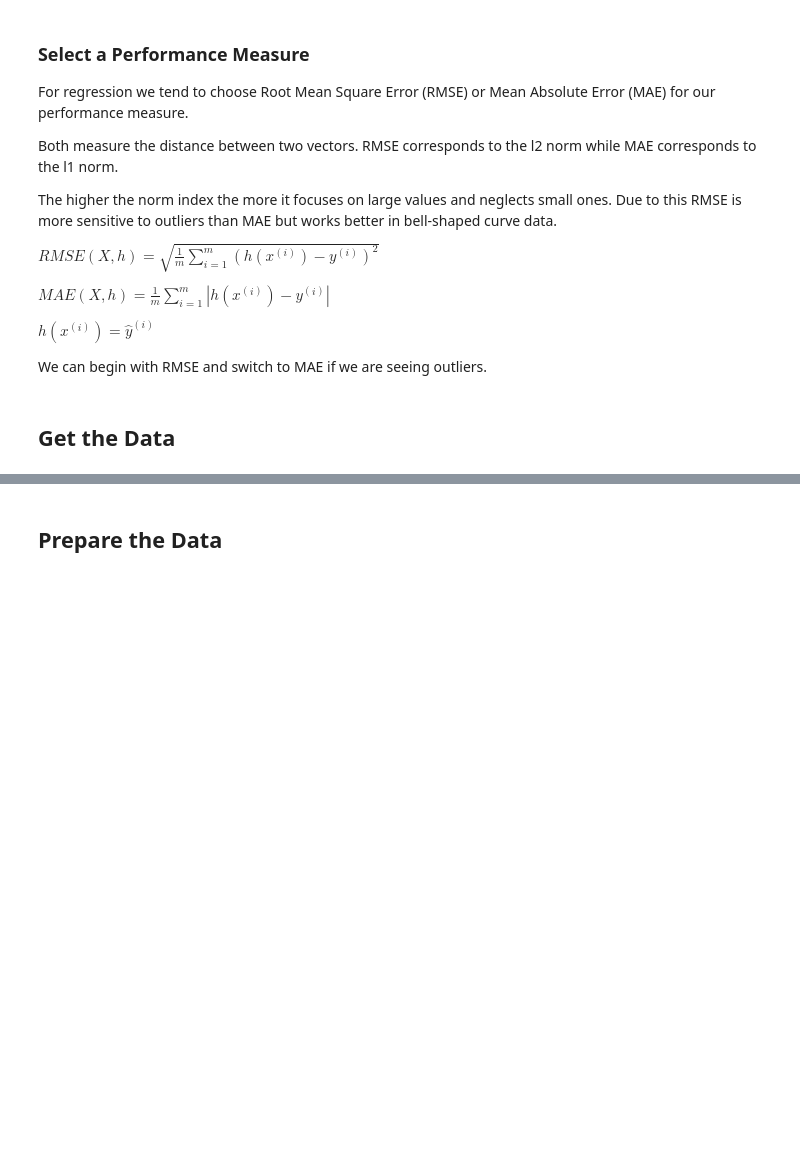
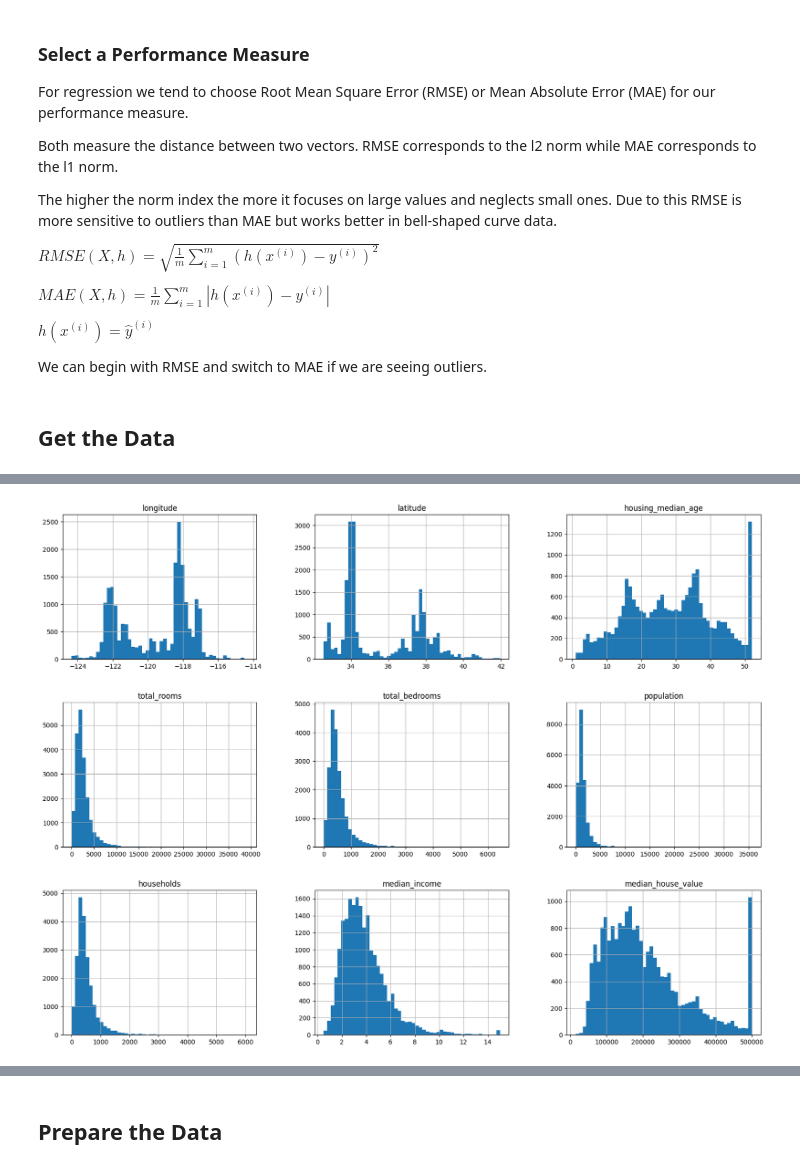
Before and after one commit to TylerJSimpson/hands_on_machine_learning_2nd_ed, a Jupyter notebook: Chapter 2: End-to-End Machine Learning Project/model.ipynb, the cells around one changed output, grey strips where cells are left out. Cells and saved outputs as stored; diff of their text form; code cells hidden in the pictures; blank space fills up the shorter version.

Commit message:
get data complete, progress on explore the data - wrote functions to retrieve data in idempotent manner - basic exploration including description and hists

```diff
--- a/Chapter 2: End-to-End Machine Learning Project/model.ipynb
+++ b/Chapter 2: End-to-End Machine Learning Project/model.ipynb
@@ -45,0 +51,4 @@ We can begin with RMSE and switch to MAE if we are seeing outliers.
+# %%
+DOWNLOAD_ROOT = "https://raw.githubusercontent.com/ageron/handson-ml2/master/"
+HOUSING_PATH = os.path.join("datasets", "housing")
+HOUSING_URL = DOWNLOAD_ROOT + "datasets/housing/housing.tgz"
@@ -45,0 +66,10 @@ We can begin with RMSE and switch to MAE if we are seeing outliers.
+# %%
+def load_housing_data(housing_path=HOUSING_PATH):
+    """
+    Creates a dataframe from the housing.csv data
+    """
+    csv_path = os.path.join(housing_path, "housing.csv")
+    return pd.read_csv(csv_path)
+# %%
+fetch_housing_data()
+housing = load_housing_data()
@@ -45,0 +129,5 @@ We can begin with RMSE and switch to MAE if we are seeing outliers.
+# %%
+housing.hist(bins=50, figsize=(20,15))
+plt.show()
+# %% [output]
+[figure, added]
```
Also changed, not shown: parts of 9 cells of this notebook, 2 other files.
